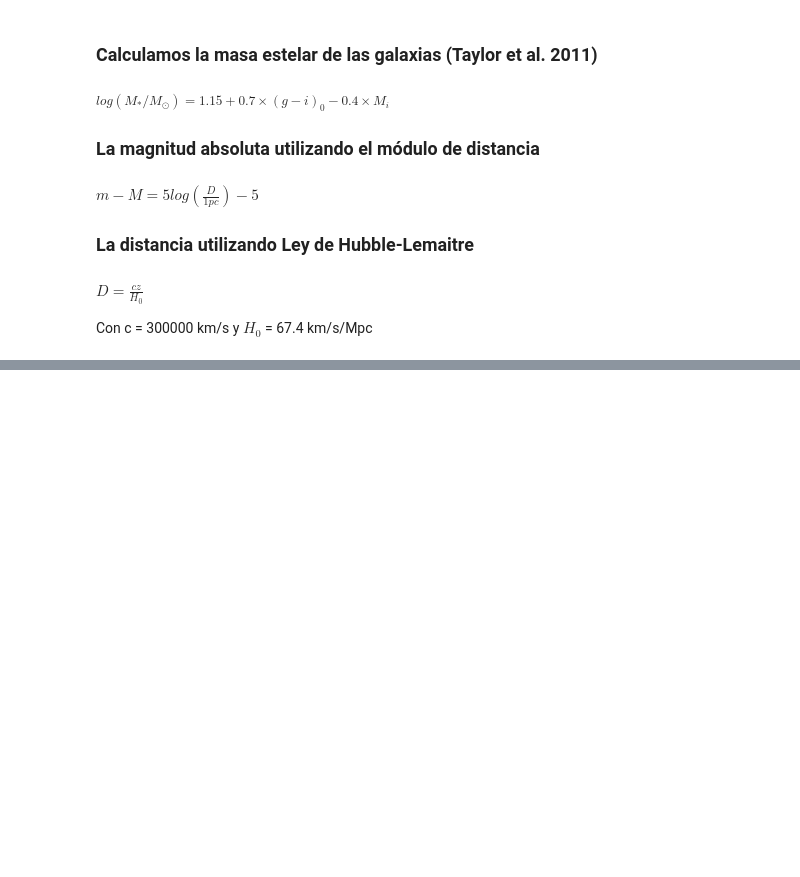
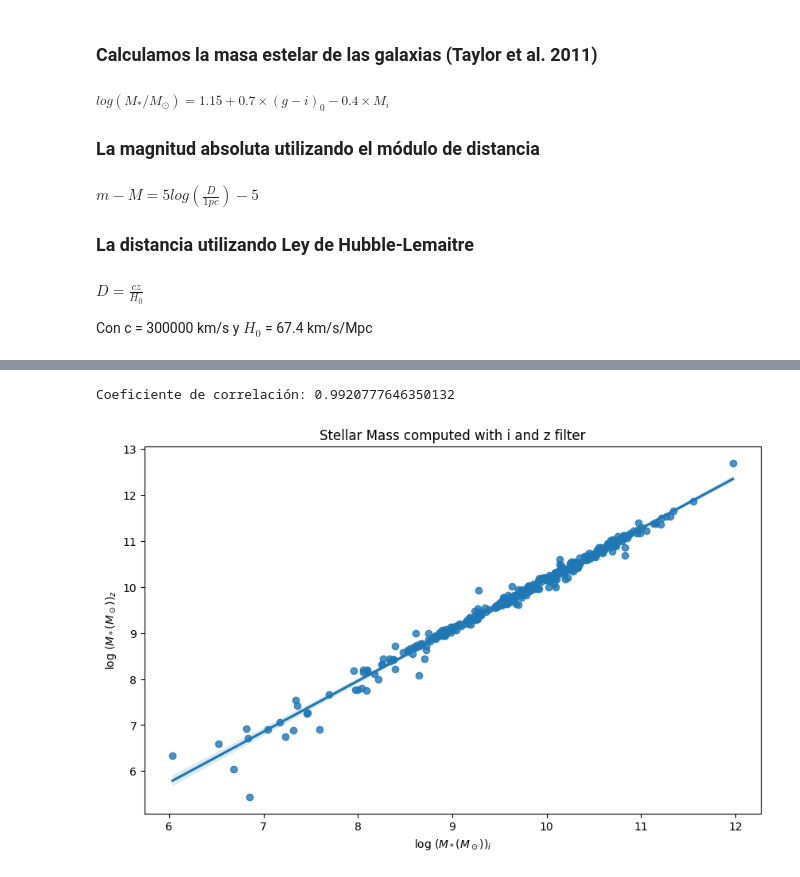
Before and after one commit to Siortiz/MorphoLS, a Jupyter notebook: Analysis/DECALS_plots.ipynb, the cells around one changed output, grey strips where cells are left out. Saved outputs shown, nothing was run; the diff lists cells and outputs as text; code cells hidden in the pictures; blank space fills up the shorter version.

```diff
--- a/Analysis/DECALS_plots.ipynb
+++ b/Analysis/DECALS_plots.ipynb
@@ -356,0 +338,29 @@ Table length=167
+# %%
+# Verificar y limpiar los datos
+valid_indices = np.isfinite(data1) & np.isfinite(data2)
+data1_clean = data1[valid_indices]
+data2_clean = data2[valid_indices]
+
+# Calcular el coeficiente de correlación solo si hay datos válidos
+if len(data1_clean) > 0 and len(data2_clean) > 0:
+    correlation_coefficient = np.corrcoef(data1_clean, data2_clean)[0, 1]
+    print("Coeficiente de correlación:", correlation_coefficient)
+else:
+    print("No hay suficientes datos válidos para calcular el coeficiente de correlación.")
+
+# Configurar la figura y el tamaño
+plt.figure(figsize=(10, 6))
+
+# Graficar la regresión lineal
+sns.regplot(x=data1_clean, y=data2_clean)
+
+# Configurar etiquetas de los ejes
+plt.xlabel('log ($M_*(M_\odot))_i$')
+plt.ylabel('log ($M_*(M_\odot))_z$')
+plt.title('Stellar Mass computed with i and z filter')
+
+# Mostrar el gráfico
+plt.show()
+# %% [output]
+Coeficiente de correlación: 0.9920777646350132
+[figure, added]
```
Also changed, not shown: parts of 11 cells of this notebook, 1 other file.
